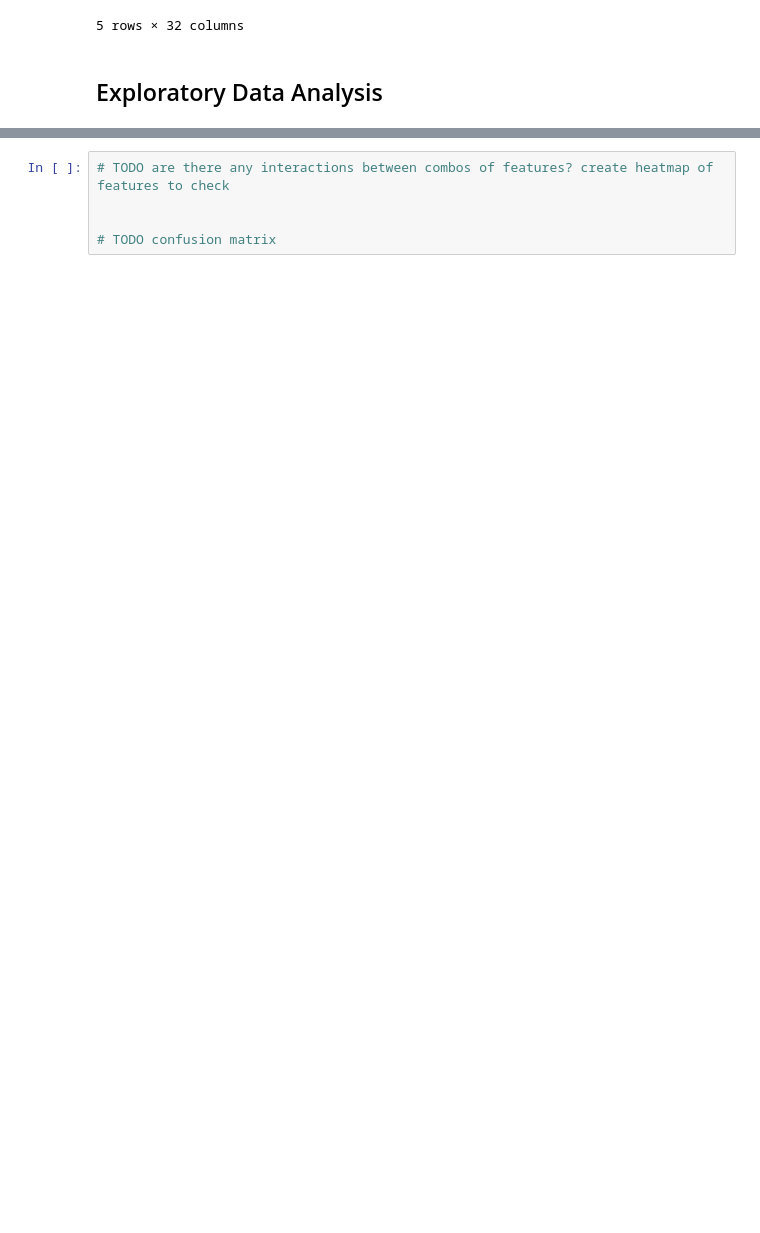
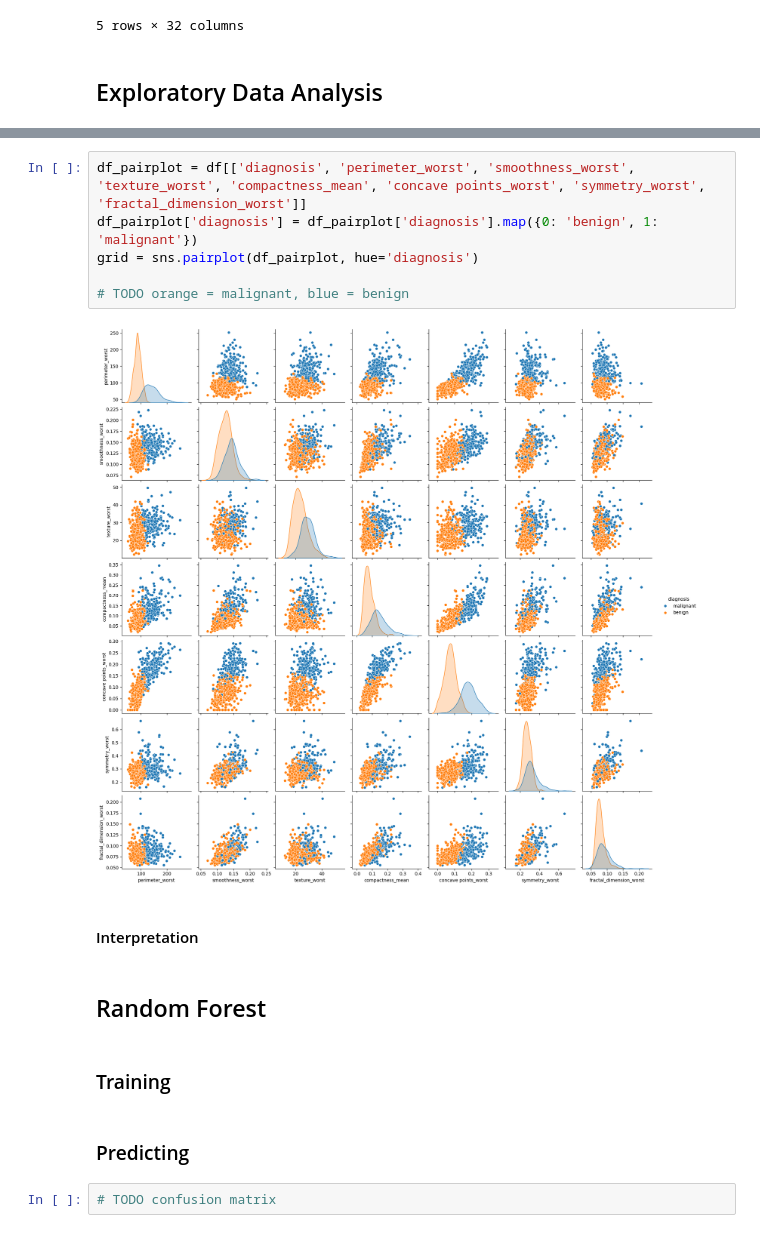
Before and after one commit to ThereseColeongco/classifier-breast-cancer, a Jupyter notebook: classifier.ipynb, the cells around one changed output, grey strips where cells are left out. Drawn from its saved outputs; the diff is of its cells as text; blank space fills up the shorter version.

```diff
--- a/classifier.ipynb
+++ b/classifier.ipynb
@@ -208,5 +313,18 @@ plt.show()
+# %%
+df_pairplot = df[['diagnosis', 'perimeter_worst', 'smoothness_worst', 'texture_worst', 'compactness_mean', 'concave points_worst', 'symmetry_worst', 'fractal_dimension_worst']]
+df_pairplot['diagnosis'] = df_pairplot['diagnosis'].map({0: 'benign', 1: 'malignant'})
+grid = sns.pairplot(df_pairplot, hue='diagnosis')
+
+# TODO orange = malignant, blue = benign
+# %% [output]
+[figure, added]
+# %% [markdown]
+#### Interpretation
+# %% [markdown]
+## Random Forest
+# %% [markdown]
+### Training
+# %% [markdown]
+### Predicting
 # %%
-# TODO are there any interactions between combos of features? create heatmap of features to check
-
-
 # TODO confusion matrix
```
Also changed, not shown: parts of 18 cells of this notebook.
